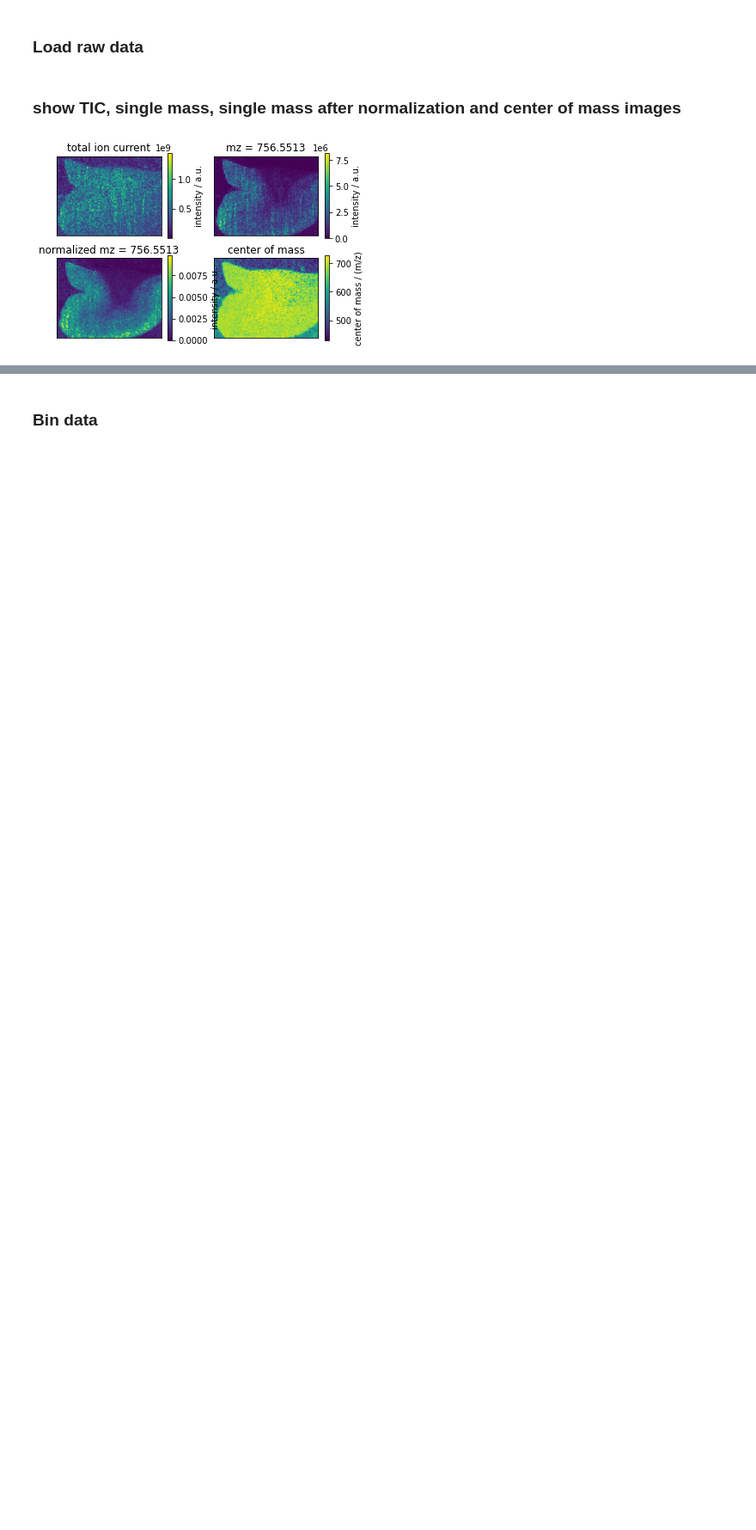
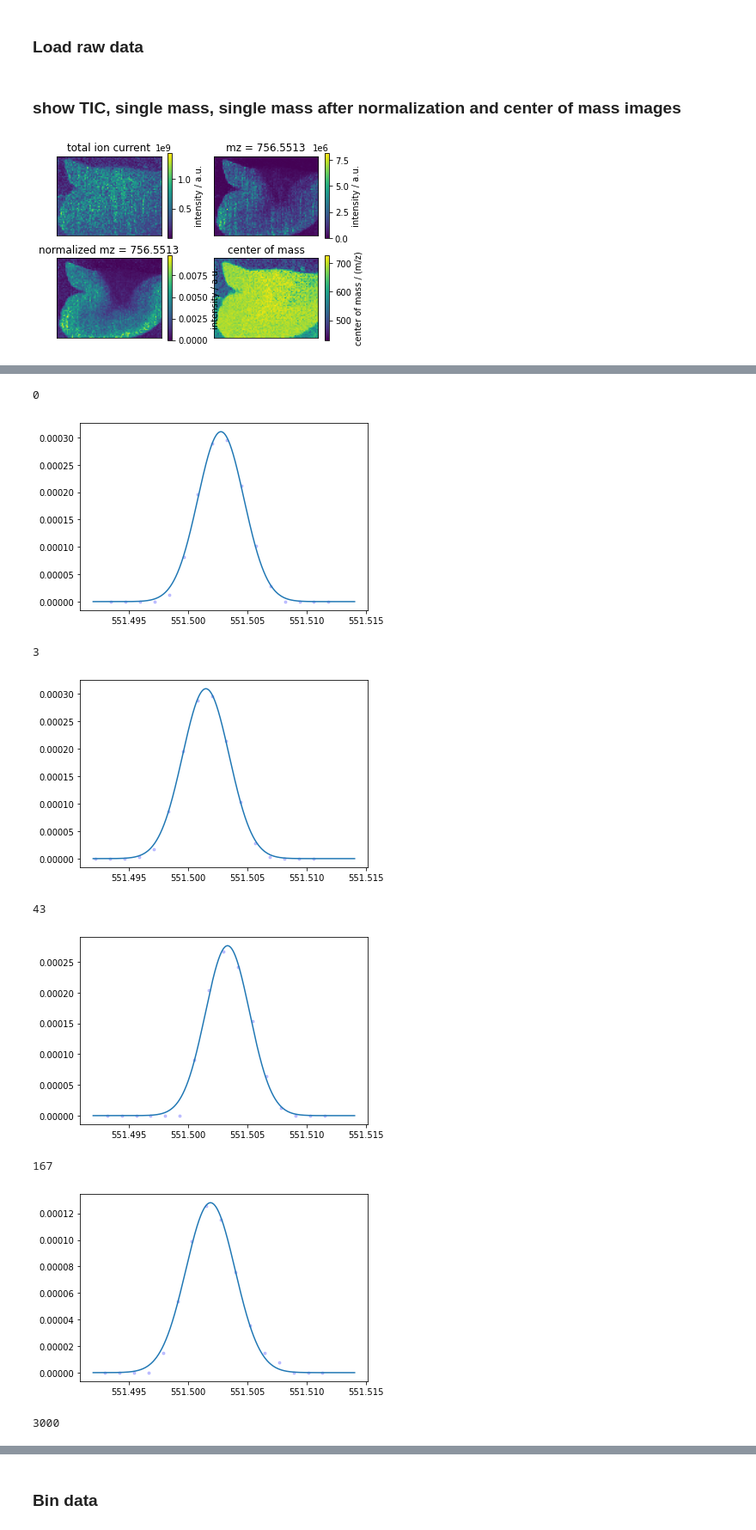
Before and after one commit to youngster/pyproIMS, a Jupyter notebook: test_script.ipynb, the cells around one changed output, grey strips where cells are left out. Shown at 86% size. Cells and saved outputs as stored; diff of their text form; code cells hidden in the pictures; blank space fills up the shorter version.

```diff
--- a/test_script.ipynb
+++ b/test_script.ipynb
@@ -81,6 +83,7 @@ plt.show()
 # %%
-### GAUSS FITTING HIER NOCH ZEIGEN
-
+positions = mzs
+fitrange = M_raw.resolution*2
+accuracy = 2.5e-6
 if os.path.isfile(savedir + name + '_fitgauss' + '_chi_res.npy'):
     chi_res = np.load(savedir + name + '_fitgauss' + '_chi_res.npy')
     amp = np.load(savedir + name + '_fitgauss' + '_amps.npy')
@@ -90,10 +93,7 @@ if os.path.isfile(savedir + name + '_fitgauss' + '_chi_res.npy'):
     x0_err = np.load(savedir + name + '_fitgauss' + '_x0_err.npy')
     sigma_err = np.load(savedir + name + '_fitgauss' + '_sigma_err.npy')
 else:
-    positions = mzs
-    sigmas = (M_raw.resolution * positions)/(2*np.sqrt(2*np.log(2)))    #correct? shouldnt it be based on accuracy instead of resolution
-    fitrange = M_raw.resolution*2
-    accuracy = 2.5e-6
+    sigmas = (accuracy * positions)/(2*np.sqrt(2*np.log(2)))
     amp = 0
     for pixel in M_raw.indices:
         amp += np.mean(M_raw.data_spectrum[pixel][1])
@@ -170,0 +134,37 @@ plt.show()
+# %%
+def gausss(x, amp, x0, sigma):
+    return amp*np.exp(-((x-x0)/sigma)**2/2)
+
+for peak in range(len(positions)):
+    sampling = np.arange(positions[peak] - fitrange*positions[peak], positions[peak] + fitrange*positions[peak], accuracy)
+    allgauss = np.zeros((sampling.shape[0], M_raw.indices.shape[0]))
+    meany = 0
+    my_label = 'data'
+    indices = np.where(~np.isnan(x0[0,:]))[0]
+    for pixel in [0,3,43,167,3000]:
+        print(pixel, end = '\r')
+        minindex = M_raw.nearestmzindex(pixel, positions[peak] - fitrange*positions[peak])
+        maxindex = M_raw.nearestmzindex(pixel, positions[peak] + fitrange*positions[peak])
+        if M_raw.data_spectrum[pixel][0][minindex]<sampling[0]:
+            minindex +=1
+        if M_raw.data_spectrum[pixel][0][maxindex]>sampling[-1]:
+            maxindex -=1
+        if (minindex < maxindex):
+            x = M_raw.data_spectrum[pixel][0][minindex:maxindex]
+            y = M_raw.data_spectrum[pixel][1][minindex:maxindex]
+            meany += np.nanmean(y)
+            plt.plot(x, y, 'b.', label = my_label, alpha = .2)
+            my_label = "_nolegend_"
+        allgauss[:,pixel] = gausss(sampling, amp[peak, pixel], x0[peak, pixel], sigma[peak, pixel])
+        plt.plot(sampling, allgauss[:,pixel])
+        plt.show()
+# %% [output]
+0
+[figure, added]
+3
+[figure, added]
+43
+[figure, added]
+167
+[figure, added]
+3000
```
Also changed, not shown: parts of 8 cells of this notebook.
